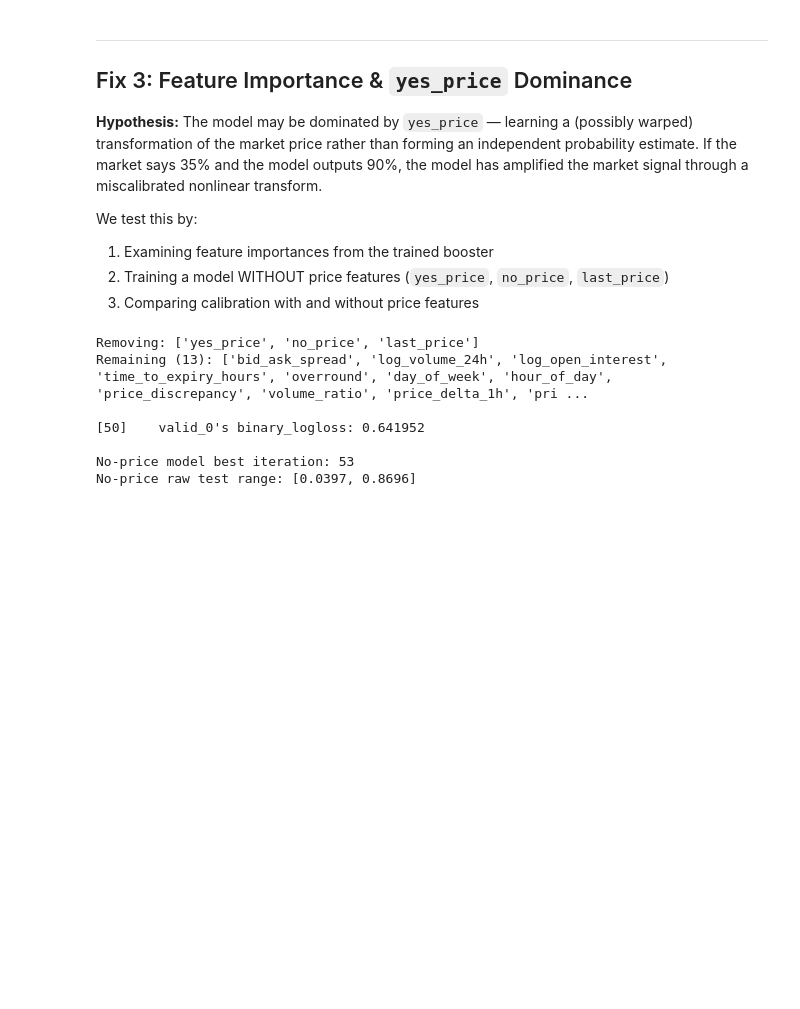
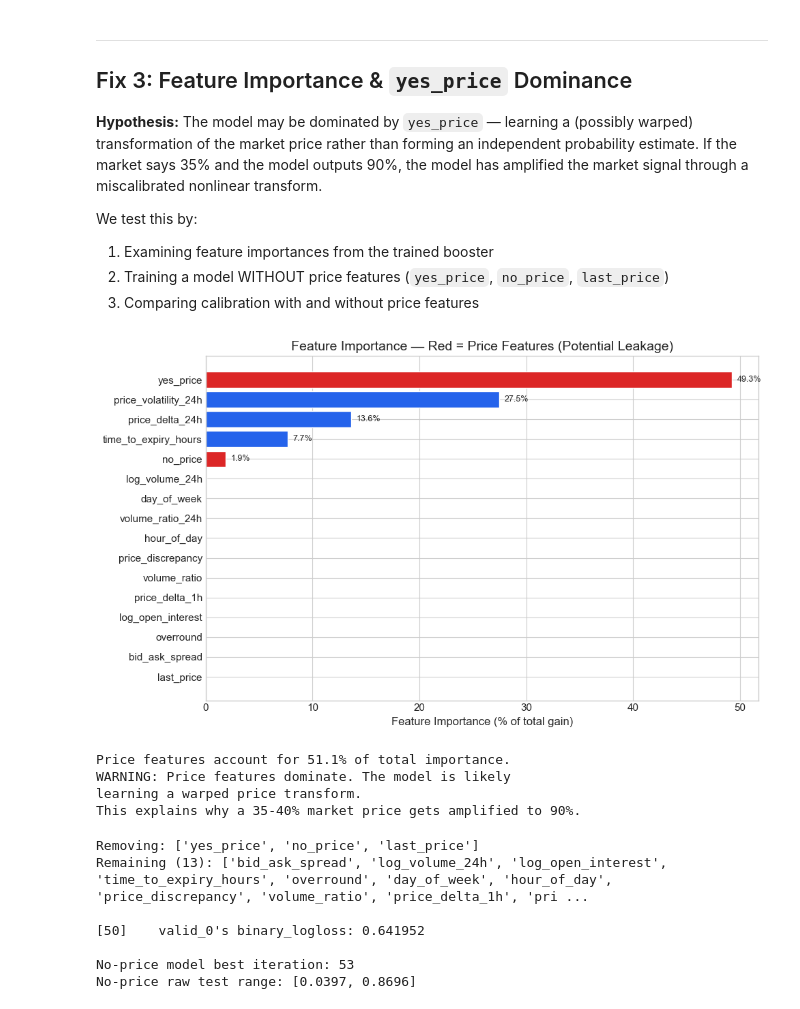
Before and after one commit to EthanSei/arbiter, a Jupyter notebook: notebooks/model_calibration_fixes.ipynb, the cells around one changed output. Cells and saved outputs as stored; diff of their text form; code cells hidden in the pictures; blank space fills up the shorter version.

```diff
--- a/notebooks/model_calibration_fixes.ipynb
+++ b/notebooks/model_calibration_fixes.ipynb
@@ -347,35 +368,42 @@ We test this by:
 # %%
 # Feature importance analysis
 importance = booster.feature_importance(importance_type="gain")
-feat_imp = pd.DataFrame({
-    "Feature": SPEC.names,
-    "Importance": importance,
-    "Pct": importance / importance.sum() * 100,
-}).sort_values("Importance", ascending=True)
+feat_imp = pd.DataFrame(
+    {
+        "Feature": SPEC.names,
+        "Importance": importance,
+        "Pct": importance / importance.sum() * 100,
+    }
+).sort_values("Importance", ascending=True)
 
 fig, ax = plt.subplots(figsize=(10, 6))
 price_features = {"yes_price", "no_price", "last_price"}
 colors_imp = [
-    COLORS["danger"] if f in price_features else COLORS["primary"]
-    for f in feat_imp["Feature"]
+    COLORS["danger"] if f in price_features else COLORS["primary"] for f in feat_imp["Feature"]
 ]
 ax.barh(feat_imp["Feature"], feat_imp["Pct"], color=colors_imp, edgecolor="white")
 ax.set_xlabel("Feature Importance (% of total gain)")
 ax.set_title("Feature Importance — Red = Price Features (Potential Leakage)")
 
 for i, (_, row) in enumerate(feat_imp.iterrows()):
     if row["Pct"] > 0.5:
         ax.text(row["Pct"] + 0.5, i, f"{row['Pct']:.1f}%", va="center", fontsize=9)
 
 plt.tight_layout()
 plt.show()
 
 price_pct = feat_imp[feat_imp["Feature"].isin(price_features)]["Pct"].sum()
 print(f"\nPrice features account for {price_pct:.1f}% of total importance.")
 if price_pct > 50:
     print("WARNING: Price features dominate. The model is likely")
     print("learning a warped price transform.")
     print("This explains why a 35-40% market price gets amplified to 90%.")
+# %% [output]
+[figure, added]
+Price features account for 51.1% of total importance.
+WARNING: Price features dominate. The model is likely
+learning a warped price transform.
+This explains why a 35-40% market price gets amplified to 90%.
 # %%
 # Train model WITHOUT price features
 price_indices = [i for i, name in enumerate(SPEC.names) if name in price_features]
```
Also changed, not shown: parts of 10 cells of this notebook, 8 other files.
